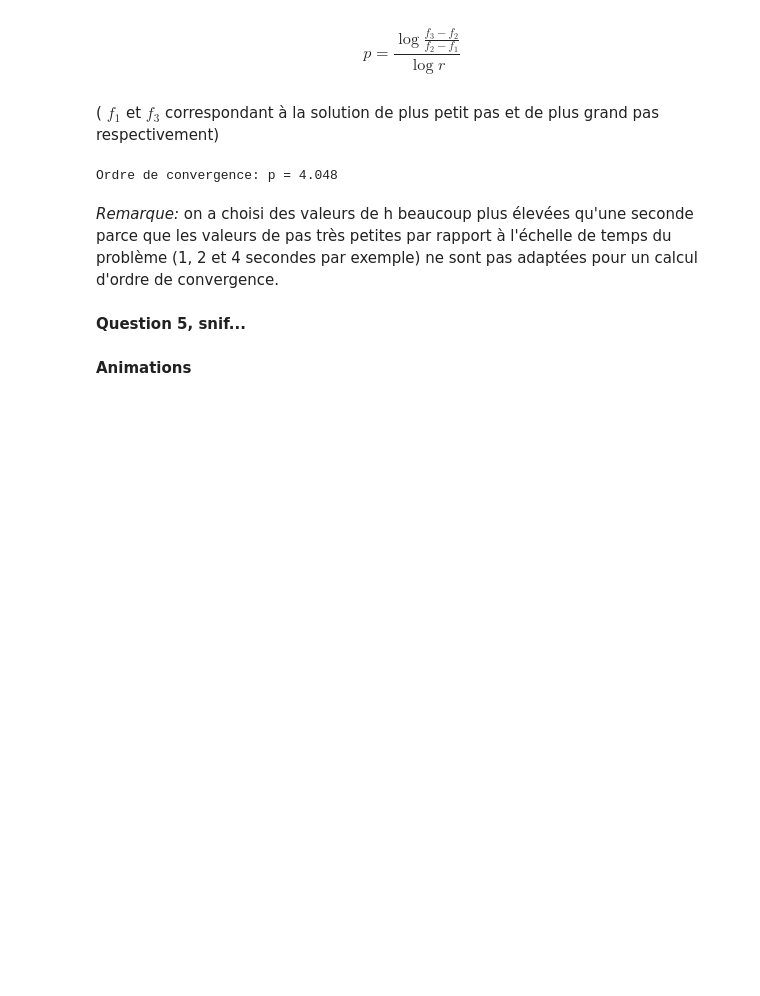
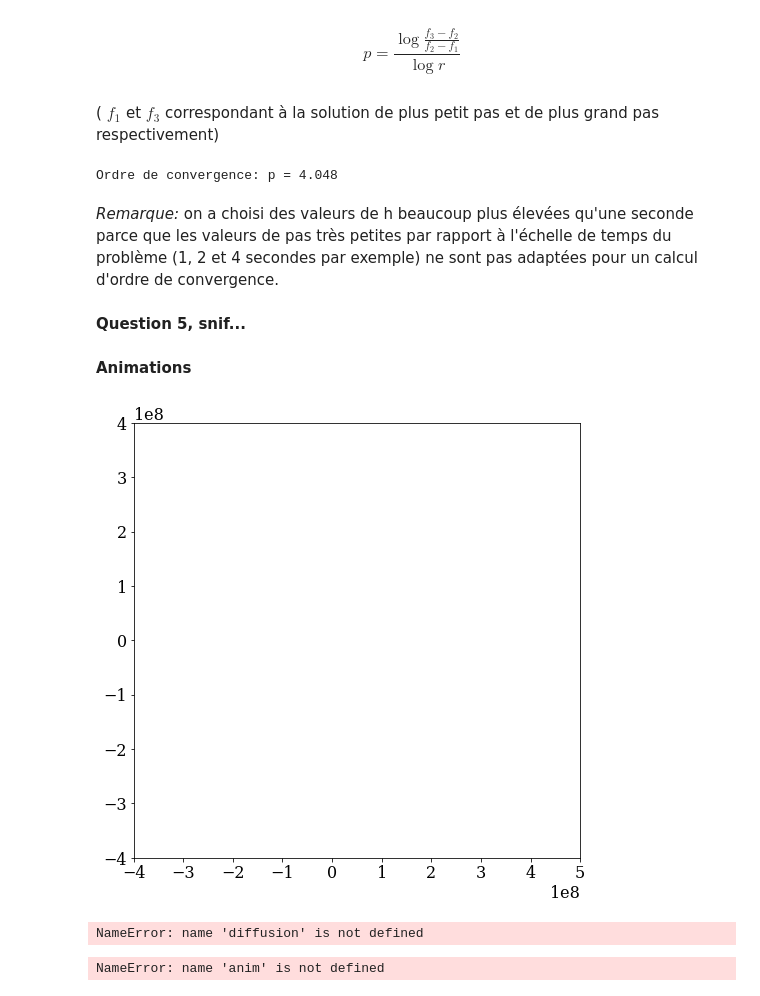
Before and after one commit to AlixCordier/MATHF314_2017, a Jupyter notebook: Kepler/devoir1_brouillon.ipynb, the cells around one changed output. Drawn from its saved outputs; the diff is of its cells as text; code cells hidden in the pictures; blank space fills up the shorter version.

```diff
--- a/Kepler/devoir1_brouillon.ipynb
+++ b/Kepler/devoir1_brouillon.ipynb
@@ -369,0 +373,6 @@ CMy = CM_u_rk4[:,3]
+# %%
+fig = pyplot.figure(figsize=(8,8))
+ax = pyplot.axes(xlim=(-4*10**8,5*10**8), ylim=(-4*10**8,4*10**8))
+line = ax.plot([], [], color='#003366', ls='--', lw=3)[0]
+# %% [output]
+[figure, added]
@@ -369,0 +409,9 @@ CMy = CM_u_rk4[:,3]
+# %%
+anim = animation.FuncAnimation(fig, diffusion,
+                               frames=nt, interval=100)
+# %% [output]
+NameError: name 'diffusion' is not defined
+# %%
+HTML(anim.to_html5_video())
+# %% [output]
+NameError: name 'anim' is not defined
```
Also changed, not shown: parts of 3 cells of this notebook.
